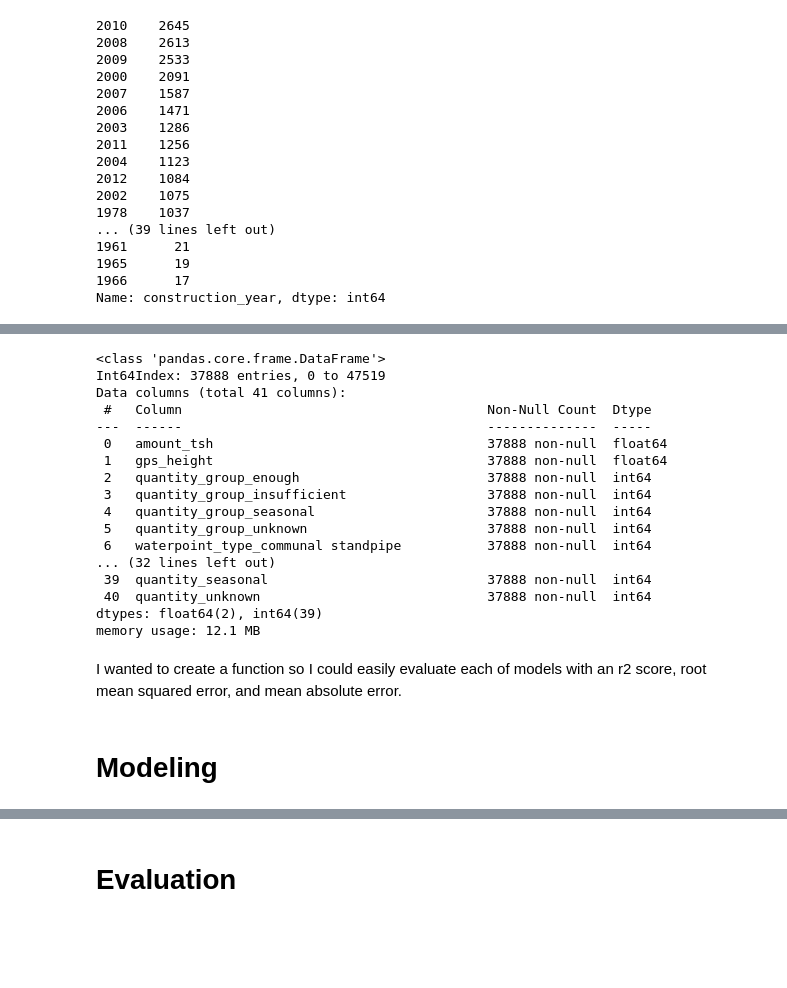
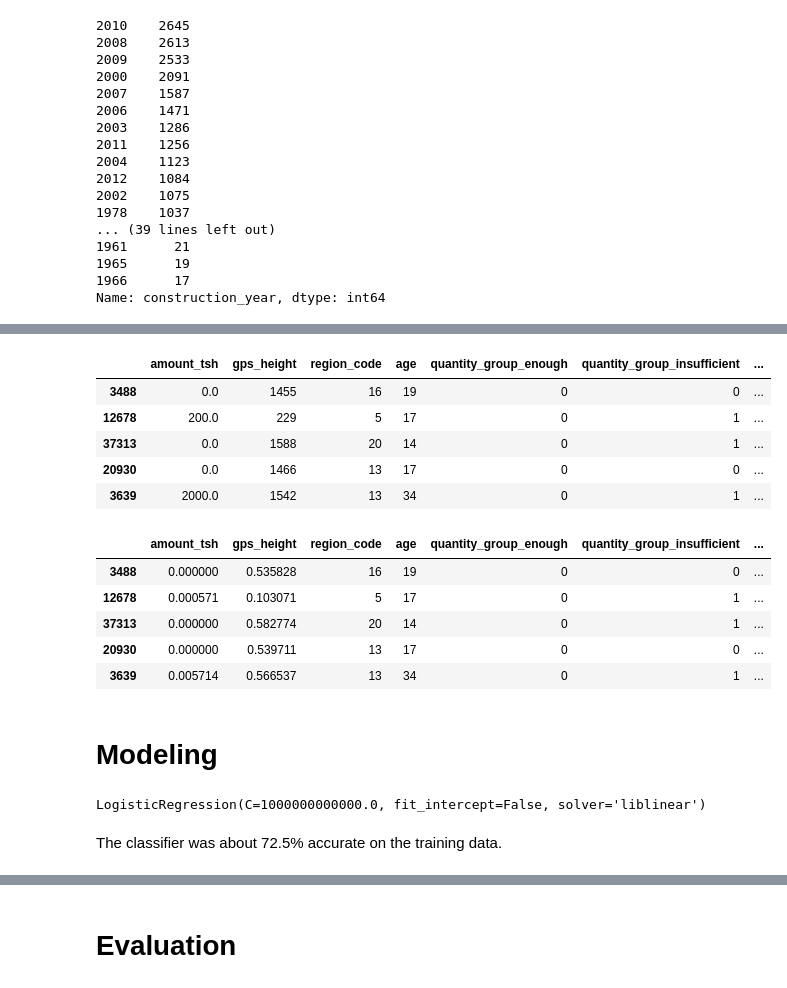
Before and after one commit to adammarianacci/Waterwell_Analysis, a Jupyter notebook: notebook.ipynb, the cells around one changed output, grey strips where cells are left out. Cells and saved outputs as stored; diff of their text form; code cells hidden in the pictures; blank space fills up the shorter version.

```diff
--- a/notebook.ipynb
+++ b/notebook.ipynb
@@ -159,7 +163,7 @@ Waterwells_df.head()
 # %%
 # Defining X and y variables
-y = Waterwells_df["needs_repair"]
-X = Waterwells_df.drop("needs_repair", axis=1)
+y = Construction_Year_df["needs_repair"]
+X = Construction_Year_df.drop("needs_repair", axis=1)
 # %%
 # Performing a train, test, split
 X_train, X_test, y_train, y_test = train_test_split(X, y, test_size = 0.2, random_state=42)
@@ -231,6 +189,6 @@ cols_to_transform = ['quantity_group', 'waterpoint_type','extraction_type_class'
                      'quality_group', 'source',
                      'water_quality', 'quantity']
 # Create a dataframe with the new dummy columns created from the cols_to_transform list
-X_train_categorical = pd.get_dummies(
-    data=X_train_categorical, columns=cols_to_transform, drop_first=True, dtype=int)
+X_train = pd.get_dummies(
+    data=X_train, columns=cols_to_transform, drop_first=True, dtype=int)
 # %%
@@ -344,20 +213,0 @@ X_train_full.head()
-# %%
-X_train_full.info()
-# %% [output]
-<class 'pandas.core.frame.DataFrame'>
-Int64Index: 37888 entries, 0 to 47519
-Data columns (total 41 columns):
- #   Column                                       Non-Null Count  Dtype
----  ------                                       --------------  -----
- 0   amount_tsh                                   37888 non-null  float64
- 1   gps_height                                   37888 non-null  float64
- 2   quantity_group_enough                        37888 non-null  int64
- 3   quantity_group_insufficient                  37888 non-null  int64
- 4   quantity_group_seasonal                      37888 non-null  int64
- 5   quantity_group_unknown                       37888 non-null  int64
- 6   waterpoint_type_communal standpipe           37888 non-null  int64
-... (32 lines left out)
- 39  quantity_seasonal                            37888 non-null  int64
- 40  quantity_unknown                             37888 non-null  int64
-dtypes: float64(2), int64(39)
-memory usage: 12.1 MB
@@ -371,2 +213,0 @@ sns.heatmap(cor,cmap="Blues",annot=True)
-# %% [markdown]
-I wanted to create a function so I could easily evaluate each of models with an r2 score, root mean squared error, and mean absolute error.
@@ -401,0 +214,9 @@ def evaluate_model(y_test, y_pred, lr):
+# %%
+X_train.head()
+# %% [output]
+|  | amount_tsh | gps_height | region_code | age | quantity_group_enough | quantity_group_insufficient | ... |
+| 3488 | 0.0 | 1455 | 16 | 19 | 0 | 0 | ... |
+| 12678 | 200.0 | 229 | 5 | 17 | 0 | 1 | ... |
+| 37313 | 0.0 | 1588 | 20 | 14 | 0 | 1 | ... |
+| 20930 | 0.0 | 1466 | 13 | 17 | 0 | 0 | ... |
+| 3639 | 2000.0 | 1542 | 13 | 34 | 0 | 1 | ... |
@@ -402,6 +232,21 @@ def evaluate_model(y_test, y_pred, lr):
+# %%
+# Inspecting the data to make sure it was scaled
+X_train.head()
+# %% [output]
+|  | amount_tsh | gps_height | region_code | age | quantity_group_enough | quantity_group_insufficient | ... |
+| 3488 | 0.000000 | 0.535828 | 16 | 19 | 0 | 0 | ... |
+| 12678 | 0.000571 | 0.103071 | 5 | 17 | 0 | 1 | ... |
+| 37313 | 0.000000 | 0.582774 | 20 | 14 | 0 | 1 | ... |
+| 20930 | 0.000000 | 0.539711 | 13 | 17 | 0 | 0 | ... |
+| 3639 | 0.005714 | 0.566537 | 13 | 34 | 0 | 1 | ... |
 # %% [markdown]
 # Modeling
 # %%
+# Building a logistic regression model
 logreg = LogisticRegression(fit_intercept=False, C=1e12, solver='liblinear')
-model_log = logreg.fit(X_train_full, y_train)
+model_log = logreg.fit(X_train, y_train)
 model_log
+# %% [output]
+LogisticRegression(C=1000000000000.0, fit_intercept=False, solver='liblinear')
+# %% [markdown]
+The classifier was about 72.5% accurate on the training data.
```
Also changed, not shown: parts of 65 cells of this notebook.
